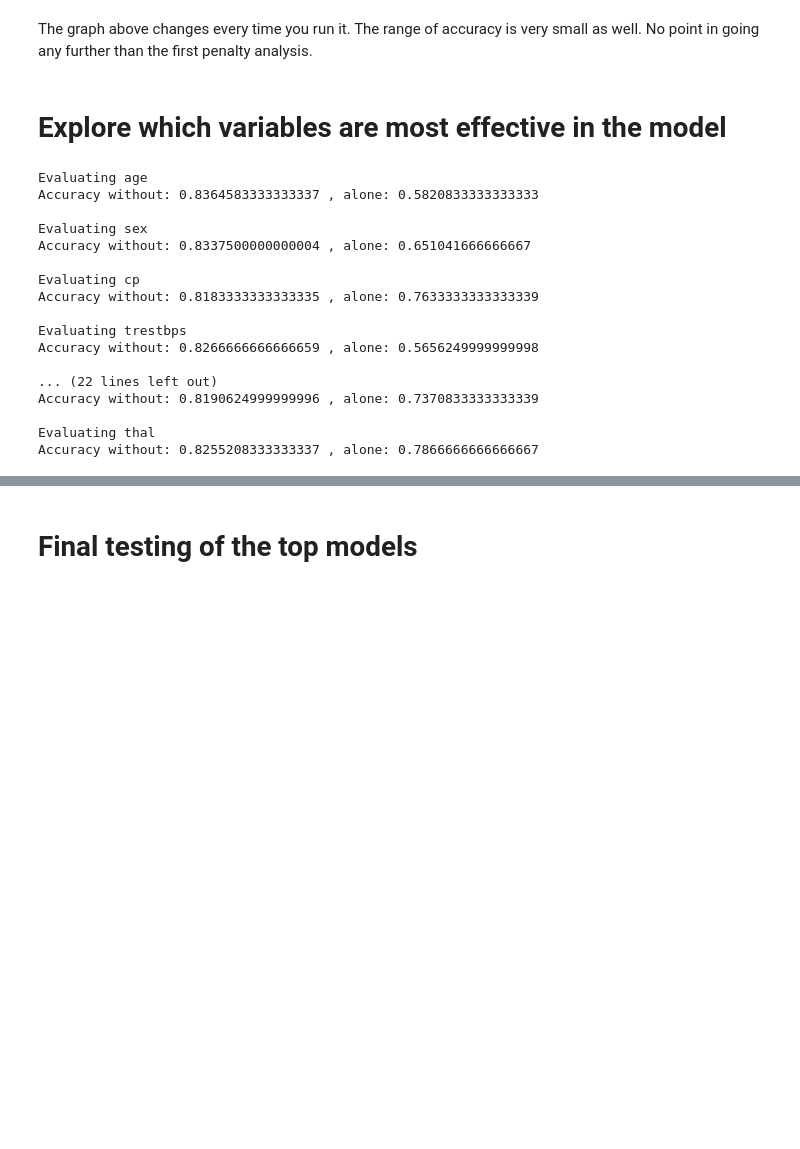
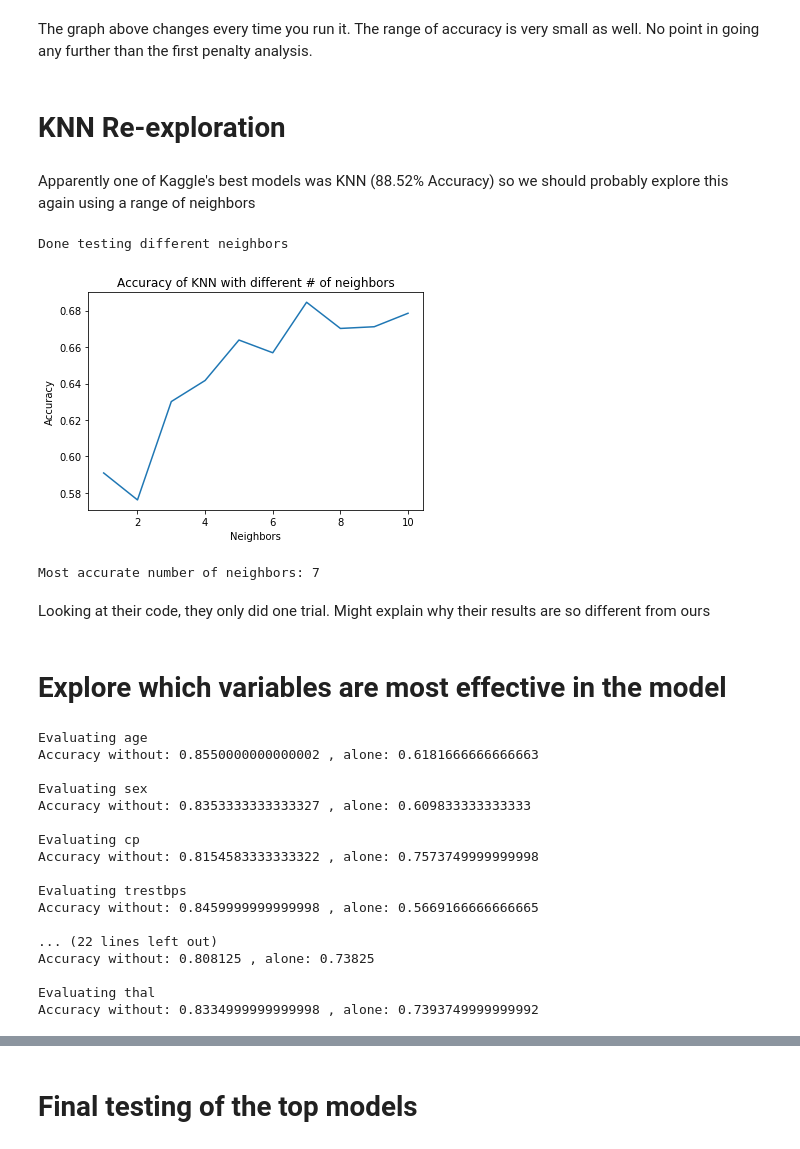
Before and after one commit to dan-tu/KaggleHeartDisease, a Jupyter notebook: BIOL_419_project_master.ipynb, the cells around one changed output, grey strips where cells are left out. Saved outputs shown, nothing was run; the diff lists cells and outputs as text; code cells hidden in the pictures; blank space fills up the shorter version.

```diff
--- a/BIOL_419_project_master.ipynb
+++ b/BIOL_419_project_master.ipynb
@@ -332,10 +349,37 @@ Best penalty for this model: C =  0.5900000000000001
 # %% [markdown]
 The graph above changes every time you run it. The range of accuracy is very small as well. No point in going any further than the first penalty analysis.
+# %% [markdown]
+# KNN Re-exploration
+# %% [markdown]
+Apparently one of Kaggle's best models was KNN (88.52% Accuracy) so we should probably explore this again using a range of neighbors
+# %%
+knn_func = lambda n : KNeighborsClassifier(n_neighbors=n)
+
+knn_scores = []
+for i in range(1, 11):
+    knn_scores.append(cross_val_class_accuracy(knn_func(i), train_data, train_labels, 0.2, 200, verbose=False))
+print("Done testing different neighbors")
+
+plt.plot(range(1, 11), knn_scores)
+plt.title("Accuracy of KNN with different # of neighbors")
+plt.xlabel('Neighbors')
+plt.ylabel('Accuracy')
+plt.show()
+
+best_knn_n = range(1, 11)[np.argmax(knn_scores)]
+print("Most accurate number of neighbors:", best_knn_n)
+# %% [output]
+Done testing different neighbors
+[figure, added]
+Most accurate number of neighbors: 7
+# %% [markdown]
+Looking at their code, they only did one trial. Might explain why their results are so different from ours
 # %% [markdown]
 # Explore which variables are most effective in the model
 # %%
 # make sure we are using the same cross val set
 accs = []
+
 train_df = df.iloc[trainX]
 # exclude last column, which is what we are predicting
 columns = df.columns[:-1]
@@ -356,27 +400,27 @@ for col in columns:
     model1 = LogR(C=peak_penalty_logr)
     model2 = LogR(C=peak_penalty_logr)
     print('Evaluating',col)
-    acc_wo = cross_val_class_accuracy(model1, X1, y, 0.2, 200, verbose=False)
-    acc_alone = cross_val_class_accuracy(model2, X2, y, 0.2, 200, verbose=False)
+    acc_wo = cross_val_class_accuracy(model1, X1, y, 0.2, 500, verbose=False)
+    acc_alone = cross_val_class_accuracy(model2, X2, y, 0.2, 500, verbose=False)
     print('Accuracy without:', acc_wo, ', alone:', acc_alone)
     print()
     accs.append([acc_wo, acc_alone])
 # %% [output]
 Evaluating age
-Accuracy without: 0.8364583333333337 , alone: 0.5820833333333333
+Accuracy without: 0.8550000000000002 , alone: 0.6181666666666663
 
 Evaluating sex
-Accuracy without: 0.8337500000000004 , alone: 0.651041666666667
+Accuracy without: 0.8353333333333327 , alone: 0.609833333333333
 
 Evaluating cp
-Accuracy without: 0.8183333333333335 , alone: 0.7633333333333339
+Accuracy without: 0.8154583333333322 , alone: 0.7573749999999998
 
 Evaluating trestbps
-Accuracy without: 0.8266666666666659 , alone: 0.5656249999999998
+Accuracy without: 0.8459999999999998 , alone: 0.5669166666666665
 
 ... (22 lines left out)
-Accuracy without: 0.8190624999999996 , alone: 0.7370833333333339
+Accuracy without: 0.808125 , alone: 0.73825
 
 Evaluating thal
-Accuracy without: 0.8255208333333337 , alone: 0.7866666666666667
+Accuracy without: 0.8334999999999998 , alone: 0.7393749999999992
 # %%
```
Also changed, not shown: parts of 22 cells of this notebook, 6 other files.
